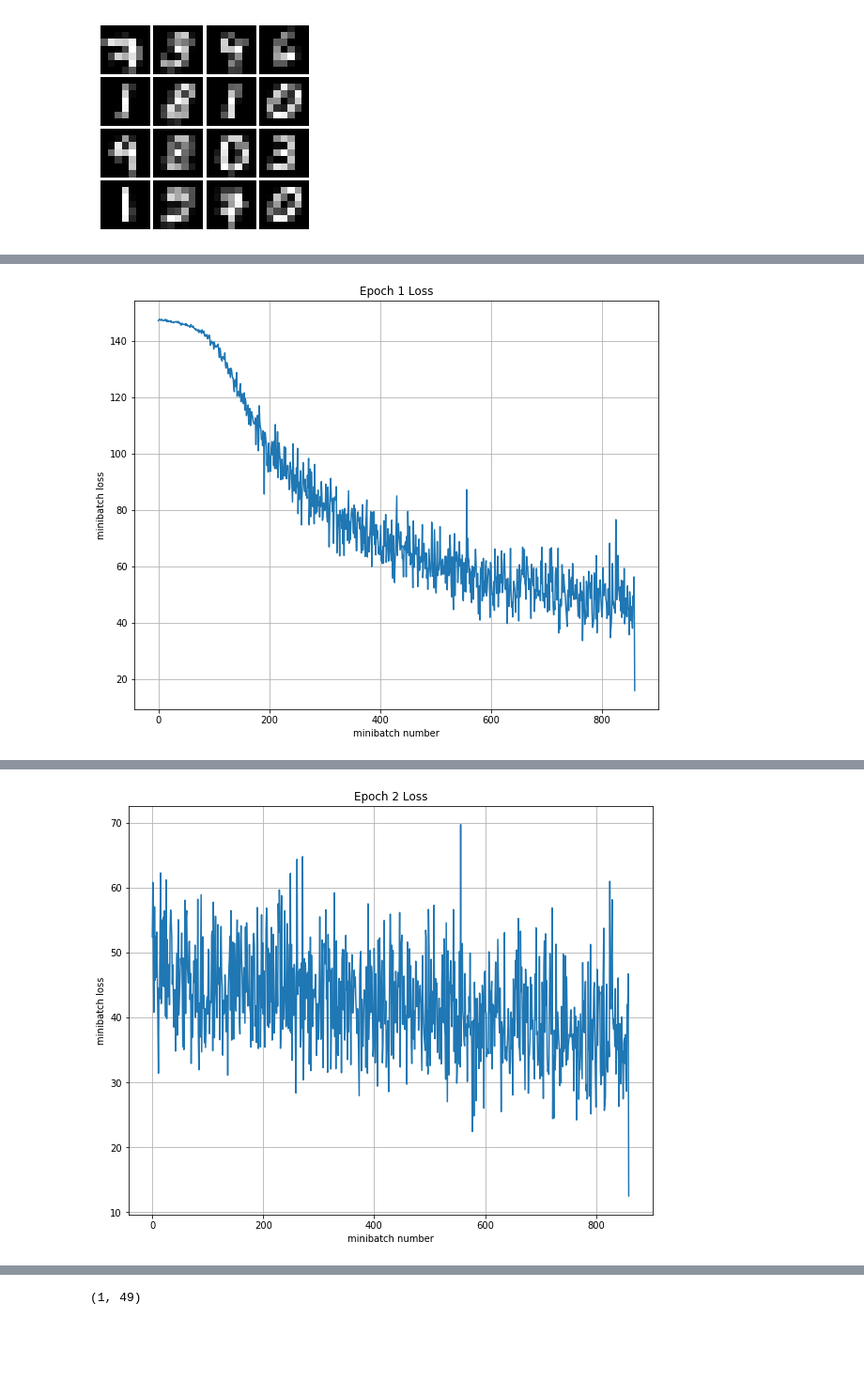
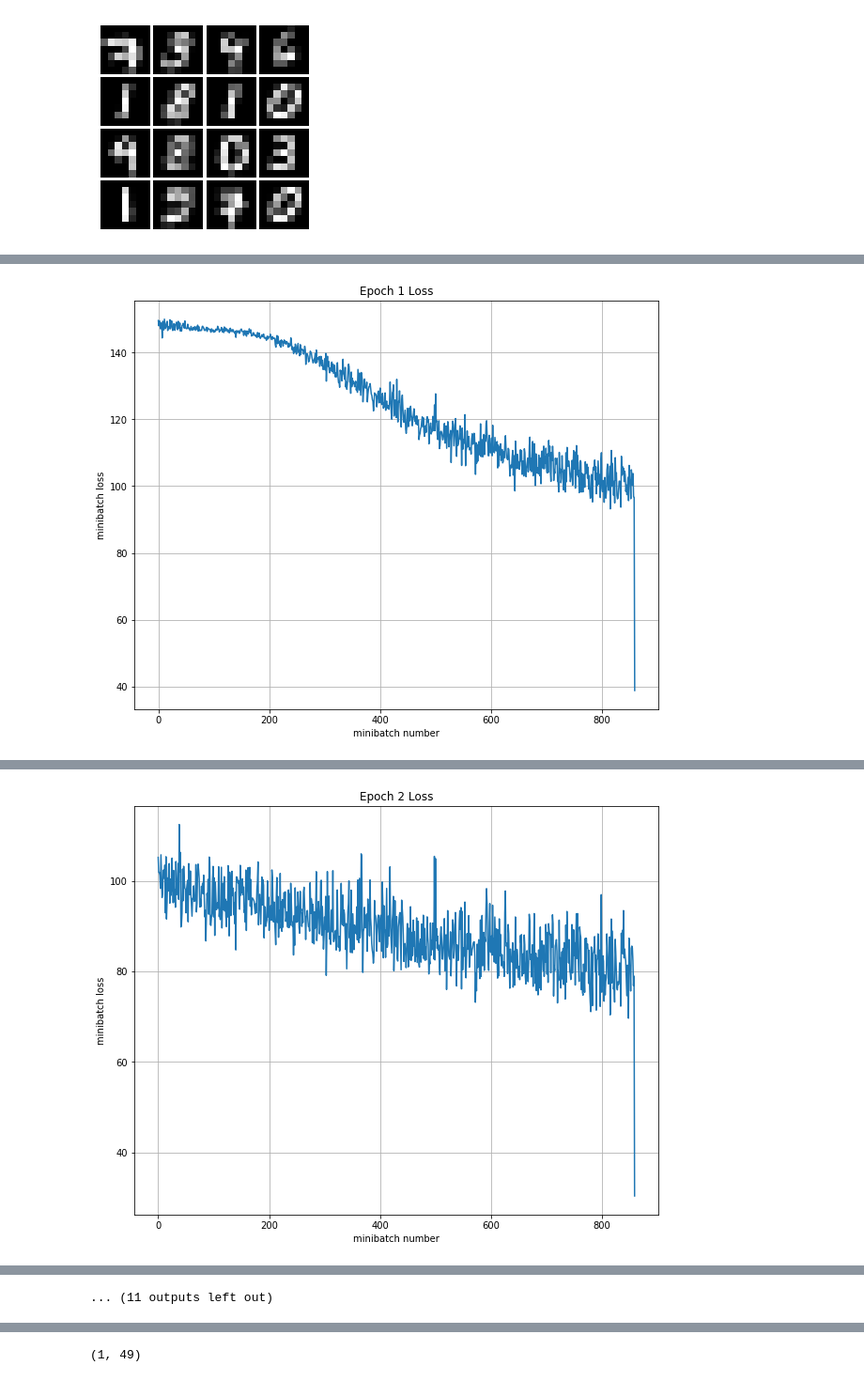
Before and after one commit to afcarl/randomfun, a Jupyter notebook: MNIST/DigitTransform-DeeperNet.ipynb, the cells around one changed output, grey strips where cells are left out. Shown: that part at 94% size. Saved outputs shown, nothing was run; the diff lists cells and outputs as text; code cells hidden in the pictures; blank space fills up the shorter version.

Commit message:
plot losses/accuracy of train and cv data for each epoch

```diff
--- a/MNIST/DigitTransform-DeeperNet.ipynb
+++ b/MNIST/DigitTransform-DeeperNet.ipynb
@@ -78,6 +78,10 @@ X_test = pool(mnist.test.images, 4, "avg")
 #X_test = mnist.test.images
 y_test = mnist.test.labels
 
+X_val = pool(mnist.validation.images, 4, "avg")
+#X_val = mnist.validation.images
+y_val = mnist.validation.labels
+
 N, D = np.shape(X_train)
 
 print(D)
@@ -119,8 +123,8 @@ def deeper_model(X):
     b2 = bias_variable([H2], "h2_biases")
     W3 = weight_variable([H2,10], "out_weights")
     b3 = bias_variable([10], "out_biases")
-    h1_out = tf.matmul(X, W1) + b1
-    h2_out = tf.matmul(h1_out, W2) + b2
+    h1_out = tf.nn.tanh(tf.matmul(X, W1) + b1)
+    h2_out = tf.nn.sigmoid(tf.matmul(h1_out, W2) + b2)
     y_out = tf.matmul(h2_out, W3) + b3
     return y_out
 
@@ -136,7 +140,7 @@ train_step = tf.train.AdamOptimizer().minimize(mean_loss)
 # %%
 def run_model(session, predict, loss_val, Xd, yd,
               epochs=1, batch_size=64, print_every=100,
-              training=None, plot_losses=False):
+              training=None, plot=False):
     # have tensorflow compute accuracy
     correct_prediction = tf.equal(tf.argmax(predict,1), y)
     accuracy = tf.reduce_mean(tf.cast(correct_prediction, tf.float32))
@@ -153,6 +157,10 @@ def run_model(session, predict, loss_val, Xd, yd,
     if training_now:
         variables[-1] = training
 
+    training_epoch_loss = []
+    training_epoch_accuracy = []
+    cv_epoch_loss = []
+    cv_epoch_accuracy = []
     # counter
     iter_cnt = 0
     for e in range(epochs):
@@ -189,20 +197,47 @@ def run_model(session, predict, loss_val, Xd, yd,
         total_loss = np.sum(losses)/Xd.shape[0]
         print("Epoch {2}, Overall loss = {0:.3g} and accuracy of {1:.3g}"\
               .format(total_loss,total_correct,e+1))
-        if plot_losses:
+
+        if training is not None:
+            training_epoch_loss.append(total_loss)
+            training_epoch_accuracy.append(total_correct)
+            print("cross-validation")
+            cv_loss, cv_correct = run_model(session,predict,loss_val,X_val,y_val,1,64)
+            cv_epoch_loss.append(cv_loss)
+            cv_epoch_accuracy.append(cv_correct)
+
+        if plot:
             plt.plot(losses)
             plt.grid(True)
             plt.title('Epoch {} Loss'.format(e+1))
             plt.xlabel('minibatch number')
             plt.ylabel('minibatch loss')
             plt.show()
+    if plot:
+        plt.plot(training_epoch_loss)
+        plt.plot(cv_epoch_loss)
+        plt.grid(True)
+        plt.title('Training Loss vs Cross-Validation Loss')
+        plt.xlabel('epoch number')
+        plt.ylabel('loss')
+        plt.legend(['Training Loss','Cross-Validation Loss'], loc='upper left')
+        plt.show()
+    if plot:
+        plt.plot(training_epoch_accuracy)
+        plt.plot(cv_epoch_accuracy)
+        plt.grid(True)
+        plt.title('Training Accuracy vs Cross-Validation Accuracy')
+        plt.xlabel('epoch number')
+        plt.ylabel('Accuracy')
+        plt.legend(['Training Accuracy','Cross-Validation Accuracy'], loc='upper left')
+        plt.show()
     return total_loss,total_correct
 # %%
 sess = tf.Session()
 with tf.device("/cpu:0"): #"/cpu:0" or "/gpu:0"
     sess.run(tf.global_variables_initializer())
     print('Training')
-    run_model(sess,y_out,mean_loss,X_train,y_train,2,64,100,train_step,True)
+    run_model(sess,y_out,mean_loss,X_train,y_train,10,64,1000,train_step,True)
     print('Test')
     run_model(sess,y_out,mean_loss,X_test,y_test,1,64)
 # %% [output]
@@ -220 +249 @@ Epoch 1, Overall loss = 1.25 and accuracy of 0.594
-[figure, old version]
+[figure, new version]
@@ -231 +254 @@ Epoch 2, Overall loss = 0.655 and accuracy of 0.813
-[figure, old version]
+[figure, new version]
@@ -234,3 +275,4 @@ Epoch 1, Overall loss = 0.572 and accuracy of 0.853
+... (11 outputs left out)
 # %%
 def normalize(a):
     a_min = np.min(a)
```
Also changed, not shown: parts of 7 cells of this notebook.
